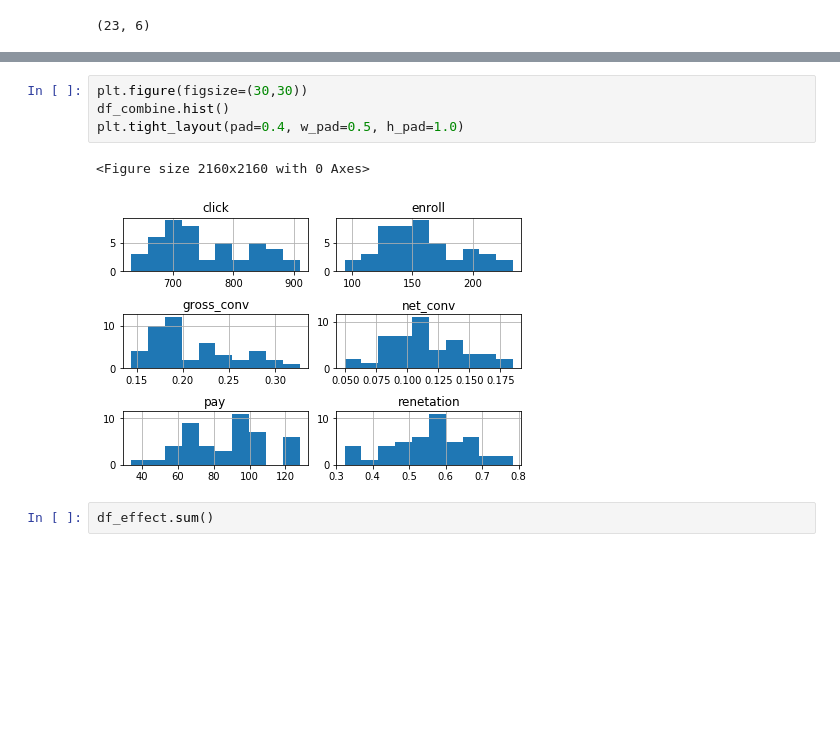
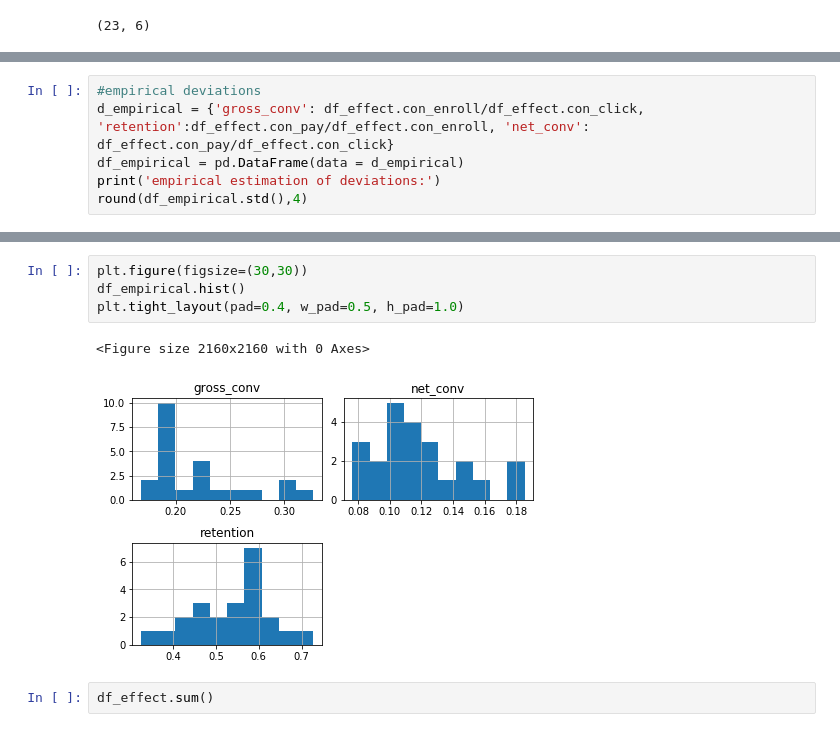
Before and after one commit to SophieGarden/DataScience_CourseWork, a Jupyter notebook: ABTest/AB_Test_Udacity.ipynb, the cells around one changed output, grey strips where cells are left out. Saved outputs shown, nothing was run; the diff lists cells and outputs as text; blank space fills up the shorter version.

```diff
--- a/ABTest/AB_Test_Udacity.ipynb
+++ b/ABTest/AB_Test_Udacity.ipynb
@@ -145,0 +126,6 @@ dtype: float64
+# %%
+#empirical deviations
+d_empirical = {'gross_conv': df_effect.con_enroll/df_effect.con_click, 'retention':df_effect.con_pay/df_effect.con_enroll, 'net_conv': df_effect.con_pay/df_effect.con_click}
+df_empirical = pd.DataFrame(data = d_empirical)
+print('empirical estimation of deviations:')
+round(df_empirical.std(),4)
@@ -146,10 +143,10 @@ dtype: float64
 # %%
 plt.figure(figsize=(30,30))
-df_combine.hist()
+df_empirical.hist()
 plt.tight_layout(pad=0.4, w_pad=0.5, h_pad=1.0)
 # %% [output]
 <Figure size 2160x2160 with 0 Axes>
-[figure, old version]
+[figure, new version]
 # %%
 df_effect.sum()
 # %% [output]
```
Also changed, not shown: parts of 5 cells of this notebook.
